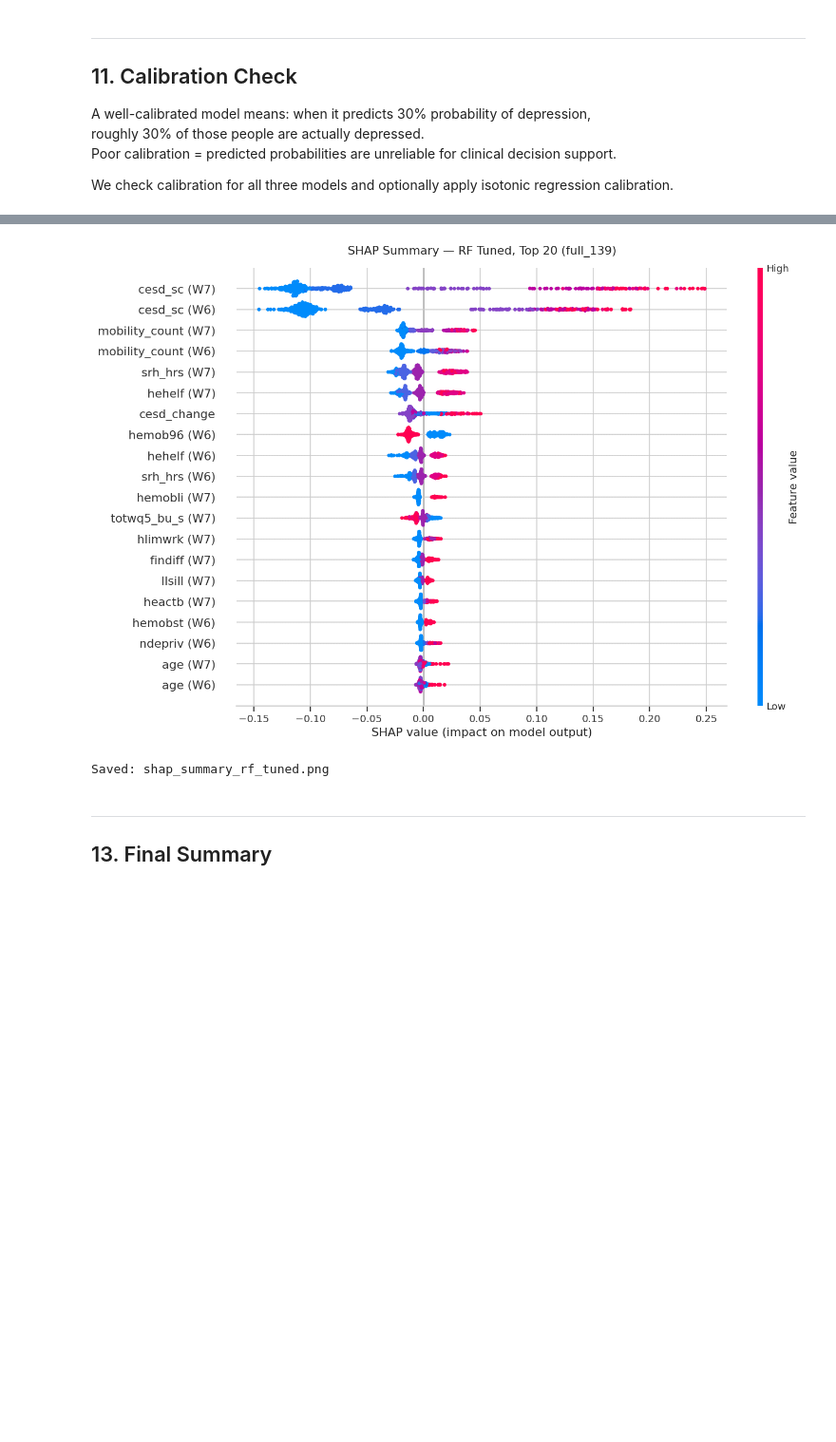
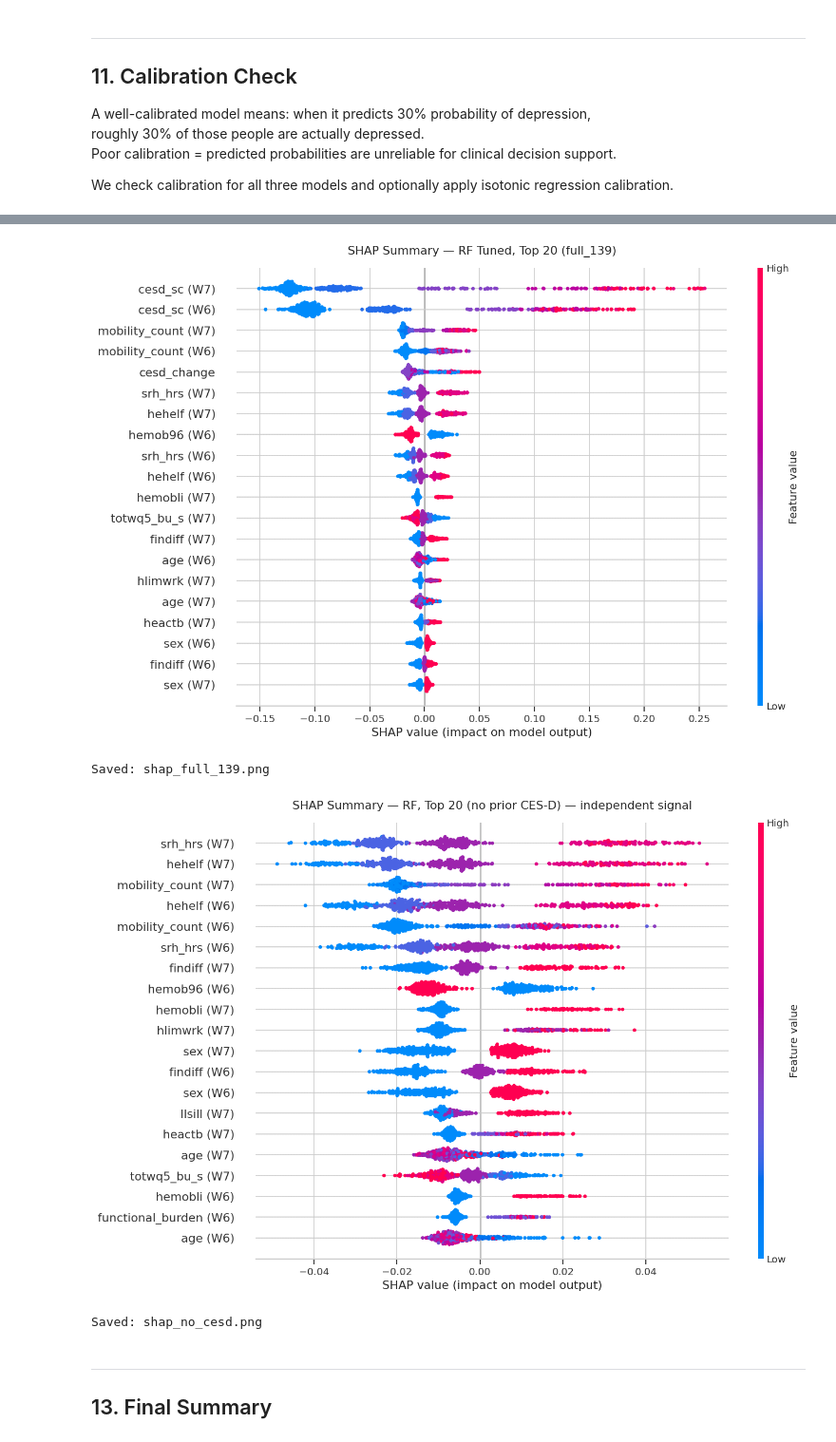
Before and after one commit to CHOC4HOL1C/elsa-depression-prediction, a Jupyter notebook: notebooks/05_modelling/depression_pipeline_enhanced.ipynb, the cells around one changed output, grey strips where cells are left out. Shown at 95% size. Drawn from its saved outputs; the diff is of its cells as text; code cells hidden in the pictures; blank space fills up the shorter version.

```diff
--- a/notebooks/05_modelling/depression_pipeline_enhanced.ipynb
+++ b/notebooks/05_modelling/depression_pipeline_enhanced.ipynb
@@ -874,37 +895,53 @@ NOTE: Calibration preserves AUC but makes probabilities more reliable.
 # %%
-# SHAP on tuned RF (full_139)
-rf_tuned   = rf_search.best_estimator_
-imputer_rf = rf_tuned.named_steps["imputer"]
-rf_clf     = rf_tuned.named_steps["clf"]
+def run_shap(pipe, feat_cols, title, fname, n_sample=500):
+    """Run SHAP beeswarm on a fitted RF pipeline and save figure."""
+    imputer = pipe.named_steps["imputer"]
+    clf     = pipe.named_steps["clf"]
 
-X_te_imp = pd.DataFrame(
-    imputer_rf.transform(X_te_full),
-    columns=FEATURE_CONFIGS["full_139"],
-    index=X_te_full.index,
+    X_te_sub = X_test_full[feat_cols]
+    X_imp    = pd.DataFrame(imputer.transform(X_te_sub),
+                            columns=feat_cols, index=X_te_sub.index)
+    sample   = X_imp.sample(n=min(n_sample, len(X_imp)), random_state=SEED)
+
+    explainer   = shap.TreeExplainer(clf)
+    explanation = explainer(sample)
+    sv = explanation.values[:, :, 1] if explanation.values.ndim == 3          else explanation.values
+
+    clean = [c.replace("_w6"," (W6)").replace("_w7"," (W7)") for c in feat_cols]
+
+    plt.figure(figsize=(12, 8))
+    shap.summary_plot(sv, sample, feature_names=clean,
+                      max_display=20, show=False, plot_size=None)
+    plt.title(title, fontsize=13, pad=15)
+    plt.tight_layout()
+    plt.savefig(FIG_DIR / fname, bbox_inches="tight", dpi=150)
+    plt.show()
+    print(f"Saved: {fname}")
+    return sv, sample, clean
+
+# --- Act 1: Full model (with prior CES-D) ---
+rf_full = rf_search.best_estimator_
+sv_full, samp_full, names_full = run_shap(
+    rf_full,
+    FEATURE_CONFIGS["full_139"],
+    "SHAP Summary — RF Tuned, Top 20 (full_139)",
+    "shap_full_139.png",
 )
-shap_sample = X_te_imp.sample(n=min(500, len(X_te_imp)), random_state=SEED)
 
-explainer   = shap.TreeExplainer(rf_clf)
-explanation = explainer(shap_sample)
-
-shap_vals = explanation.values[:, :, 1] if explanation.values.ndim == 3 \
-            else explanation.values
-
-# Strip wave suffix for cleaner labels
-clean_names = [c.replace("_w6"," (W6)").replace("_w7"," (W7)")
-               for c in FEATURE_CONFIGS["full_139"]]
-
-plt.figure(figsize=(12, 8))
-shap.summary_plot(shap_vals, shap_sample, feature_names=clean_names,
-                  max_display=20, show=False, plot_size=None)
-plt.title("SHAP Summary — RF Tuned, Top 20 (full_139)", fontsize=13, pad=15)
-plt.tight_layout()
-plt.savefig(FIG_DIR / "shap_summary_rf_tuned.png", bbox_inches="tight", dpi=150)
-plt.show()
-print("Saved: shap_summary_rf_tuned.png")
+# --- Act 2: No prior CES-D --- reveals independent health/social signal
+no_cesd_cols = FEATURE_CONFIGS["no_cesd"]
+rf_no_cesd   = fitted_store[("no_cesd", "Random Forest")]
+sv_nc, samp_nc, names_nc = run_shap(
+    rf_no_cesd,
+    no_cesd_cols,
+    "SHAP Summary — RF, Top 20 (no prior CES-D) — independent signal",
+    "shap_no_cesd.png",
+)
 # %% [output]
-[figure, old version]
+[figure, new version]
-Saved: shap_summary_rf_tuned.png
+Saved: shap_full_139.png
+[figure, added]
+Saved: shap_no_cesd.png
 # %% [markdown]
 ---
 ## 13. Final Summary
```
Also changed, not shown: parts of 18 cells of this notebook.
